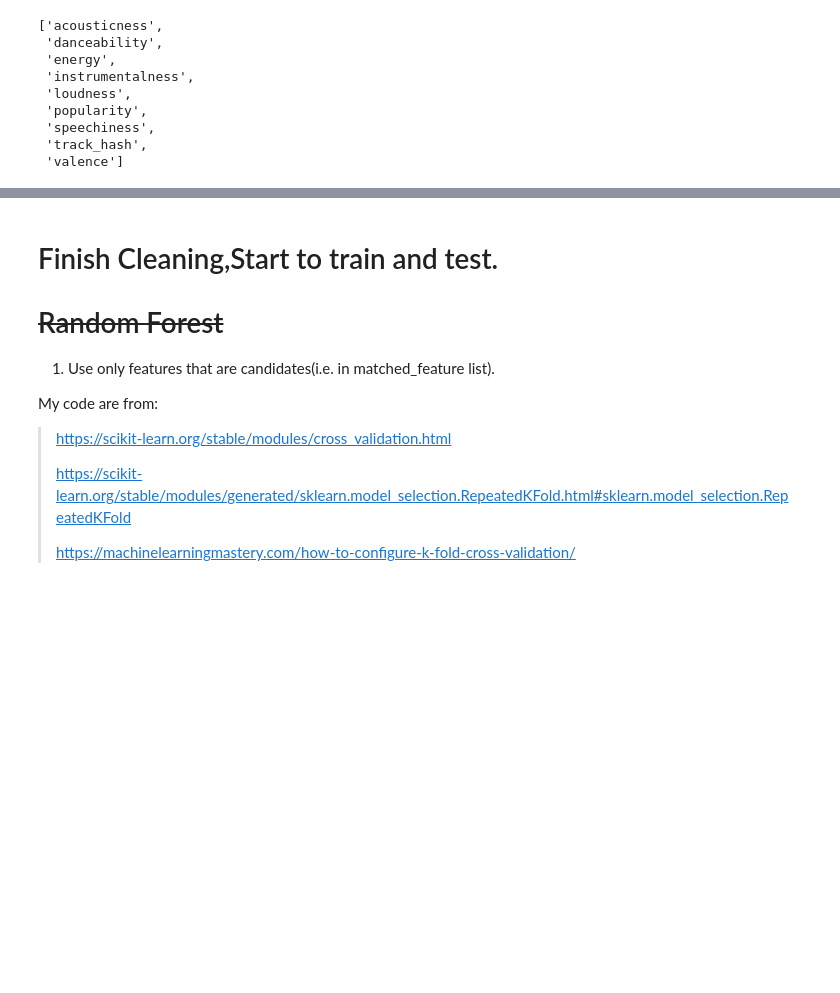
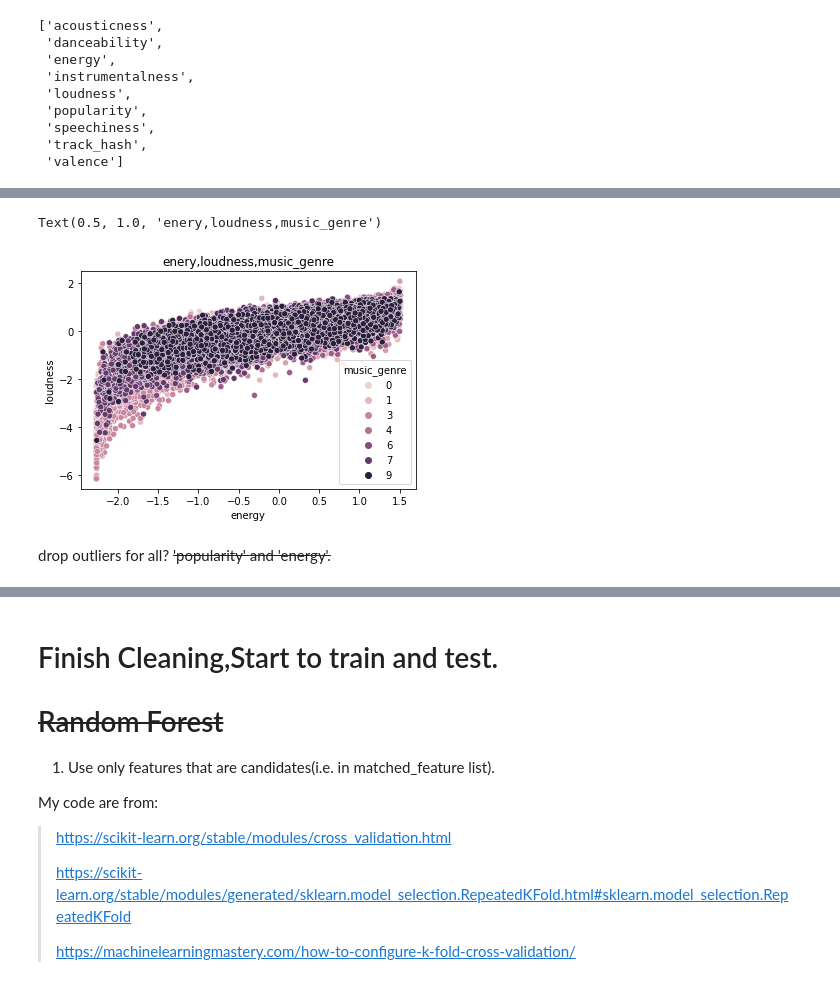
Before and after one commit to Yun-K/comp309_a3, a Jupyter notebook: a3.ipynb, the cells around one changed output, grey strips where cells are left out. Cells and saved outputs as stored; diff of their text form; code cells hidden in the pictures; blank space fills up the shorter version.

```diff
--- a/a3.ipynb
+++ b/a3.ipynb
@@ -747,0 +747,7 @@ Text(0.5, 1.0, 'popularity vs music_genre')
+# %%
+sns.scatterplot(x='energy', y='loudness',hue='music_genre',data=whole_encode_all).set_title('enery,loudness,music_genre')
+# %% [output]
+Text(0.5, 1.0, 'enery,loudness,music_genre')
+[figure, added]
+# %% [markdown]
+drop outliers for all? ~~'popularity' ~~and 'energy'.~~~~
```
Also changed, not shown: parts of 22 cells of this notebook, 9 other files.
